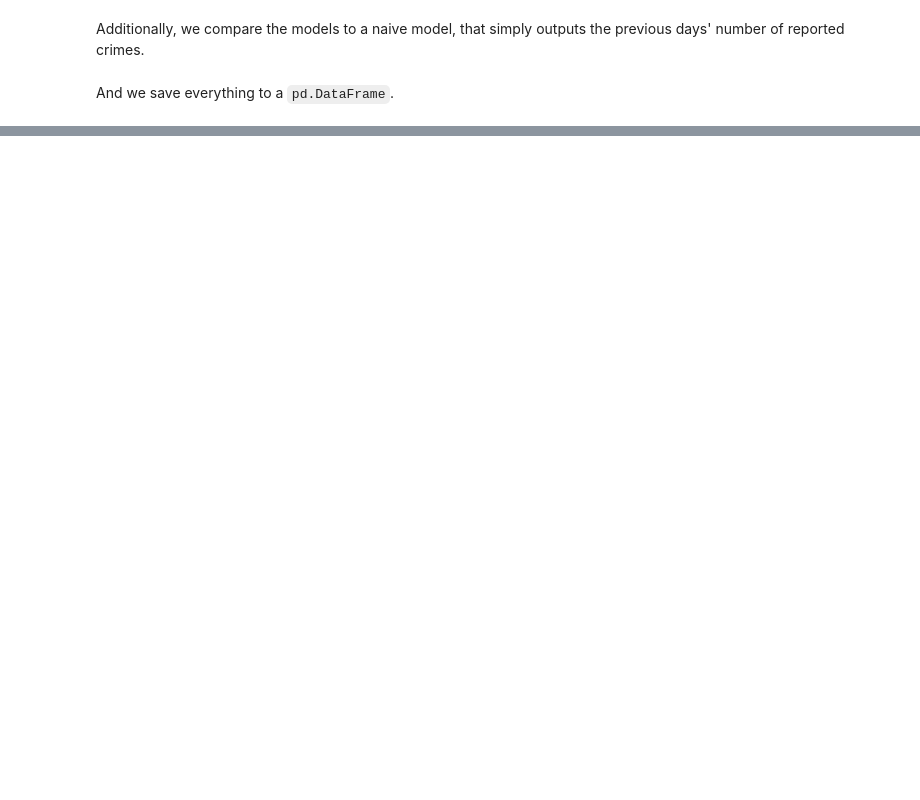
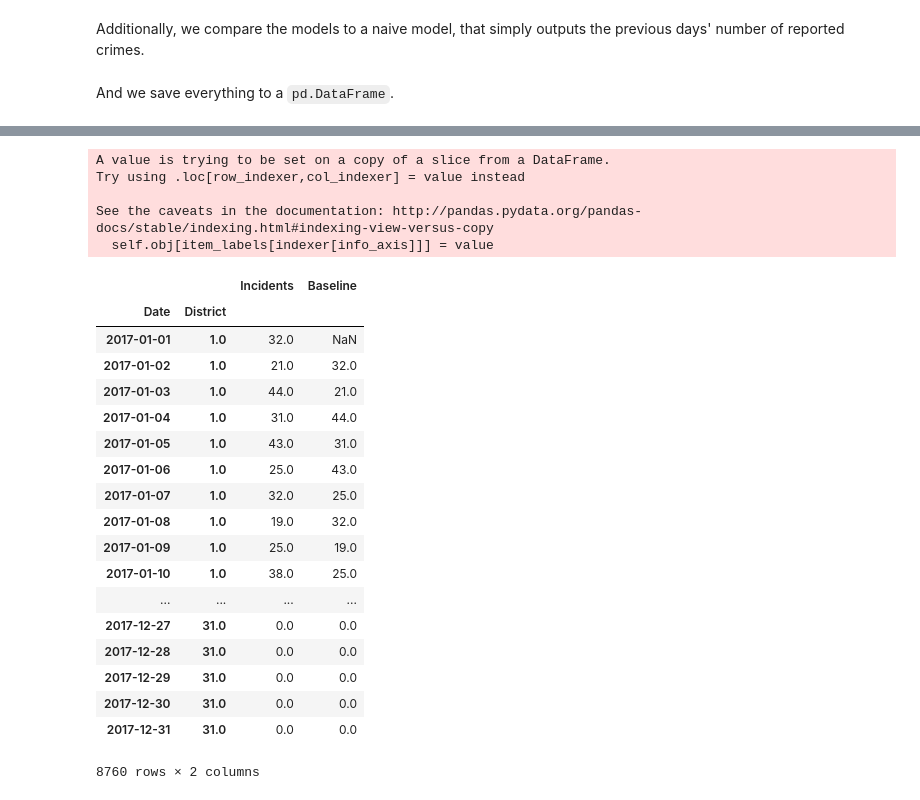
Before and after one commit to thsis/INFOSYS, a Jupyter notebook: blog/Thomas_Blogpost_IS.ipynb, the cells around one changed output, grey strips where cells are left out. Cells and saved outputs as stored; diff of their text form; code cells hidden in the pictures; blank space fills up the shorter version.

```diff
--- a/blog/Thomas_Blogpost_IS.ipynb
+++ b/blog/Thomas_Blogpost_IS.ipynb
@@ -975,0 +1001,30 @@ validation.to_csv(os.path.join("..", "analysis", "models", "loss.csv"), index=Fa
+# %%
+district_holdout.loc[:, "Baseline"] = district_holdout.groupby("District").shift(1)
+# %% [output]
+A value is trying to be set on a copy of a slice from a DataFrame.
+Try using .loc[row_indexer,col_indexer] = value instead
+
+See the caveats in the documentation: http://pandas.pydata.org/pandas-docs/stable/indexing.html#indexing-view-versus-copy
+  self.obj[item_labels[indexer[info_axis]]] = value
+# %%
+district_holdout
+# %% [output]
+|  |  | Incidents | Baseline |
+| Date | District |  |  |
+| 2017-01-01 | 1.0 | 32.0 | NaN |
+| 2017-01-02 | 1.0 | 21.0 | 32.0 |
+| 2017-01-03 | 1.0 | 44.0 | 21.0 |
+| 2017-01-04 | 1.0 | 31.0 | 44.0 |
+| 2017-01-05 | 1.0 | 43.0 | 31.0 |
+| 2017-01-06 | 1.0 | 25.0 | 43.0 |
+| 2017-01-07 | 1.0 | 32.0 | 25.0 |
+| 2017-01-08 | 1.0 | 19.0 | 32.0 |
+| 2017-01-09 | 1.0 | 25.0 | 19.0 |
+| 2017-01-10 | 1.0 | 38.0 | 25.0 |
+| ... | ... | ... | ... |
+| 2017-12-27 | 31.0 | 0.0 | 0.0 |
+| 2017-12-28 | 31.0 | 0.0 | 0.0 |
+| 2017-12-29 | 31.0 | 0.0 | 0.0 |
+| 2017-12-30 | 31.0 | 0.0 | 0.0 |
+| 2017-12-31 | 31.0 | 0.0 | 0.0 |
+8760 rows × 2 columns
```
Also changed, not shown: parts of 6 cells of this notebook, 1 other file.
